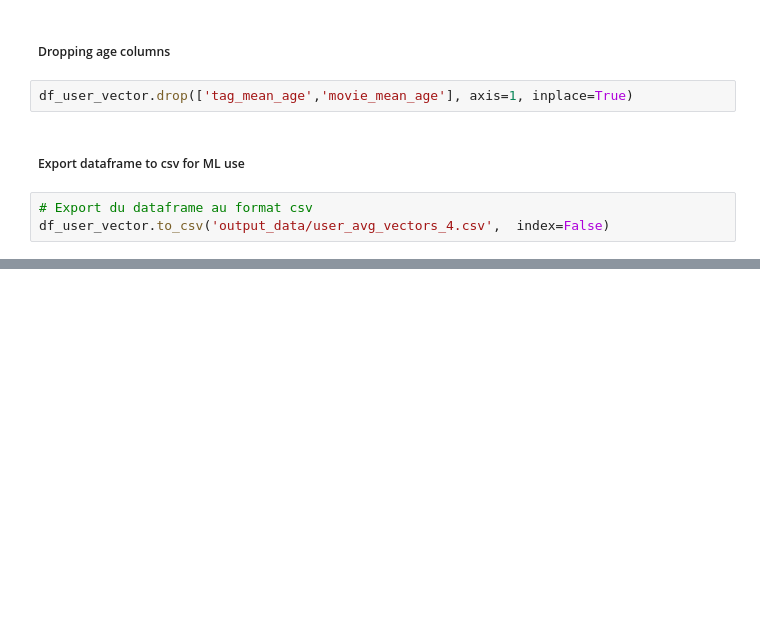
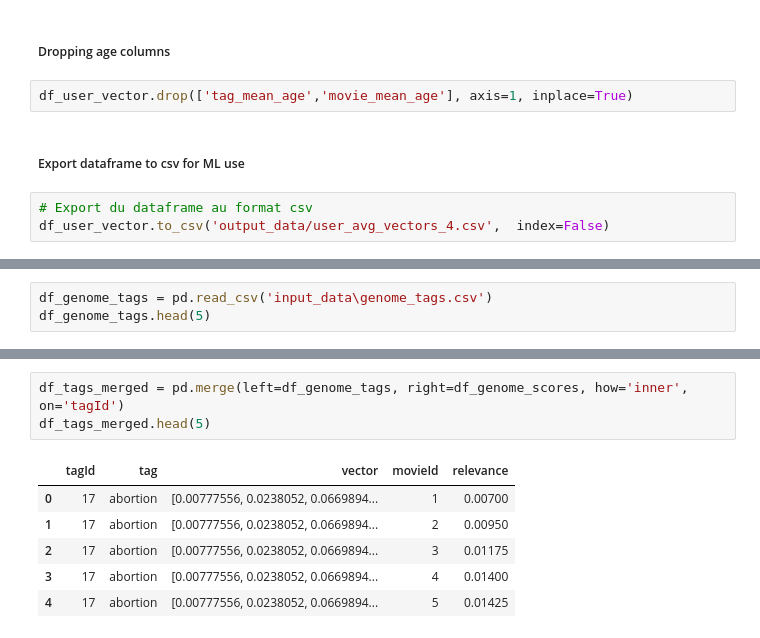
Before and after one commit to jcrigoni/grand_ml_project, a Jupyter notebook: 4_user_embedding.ipynb, the cells around one changed output, grey strips where cells are left out. Saved outputs shown, nothing was run; the diff lists cells and outputs as text; blank space fills up the shorter version.

```diff
--- a/4_user_embedding.ipynb
+++ b/4_user_embedding.ipynb
@@ -477,0 +528,3 @@ df_user_vector.to_csv('output_data/user_avg_vectors_4.csv',  index=False)
+# %%
+df_genome_tags = pd.read_csv('input_data\genome_tags.csv')
+df_genome_tags.head(5)
@@ -477,0 +572,10 @@ df_user_vector.to_csv('output_data/user_avg_vectors_4.csv',  index=False)
+# %%
+df_tags_merged = pd.merge(left=df_genome_tags, right=df_genome_scores, how='inner', on='tagId')
+df_tags_merged.head(5)
+# %% [output]
+|  | tagId | tag | vector | movieId | relevance |
+| 0 | 17 | abortion | [0.00777556, 0.0238052, 0.0669894... | 1 | 0.00700 |
+| 1 | 17 | abortion | [0.00777556, 0.0238052, 0.0669894... | 2 | 0.00950 |
+| 2 | 17 | abortion | [0.00777556, 0.0238052, 0.0669894... | 3 | 0.01175 |
+| 3 | 17 | abortion | [0.00777556, 0.0238052, 0.0669894... | 4 | 0.01400 |
+| 4 | 17 | abortion | [0.00777556, 0.0238052, 0.0669894... | 5 | 0.01425 |
```
Also changed, not shown: parts of 19 cells of this notebook, 1 other file.
